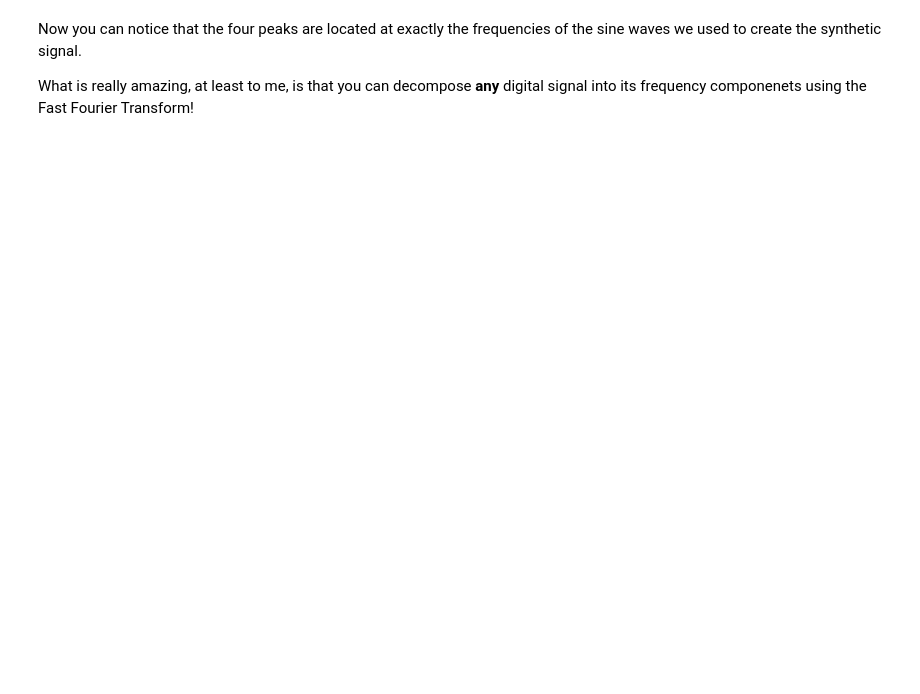
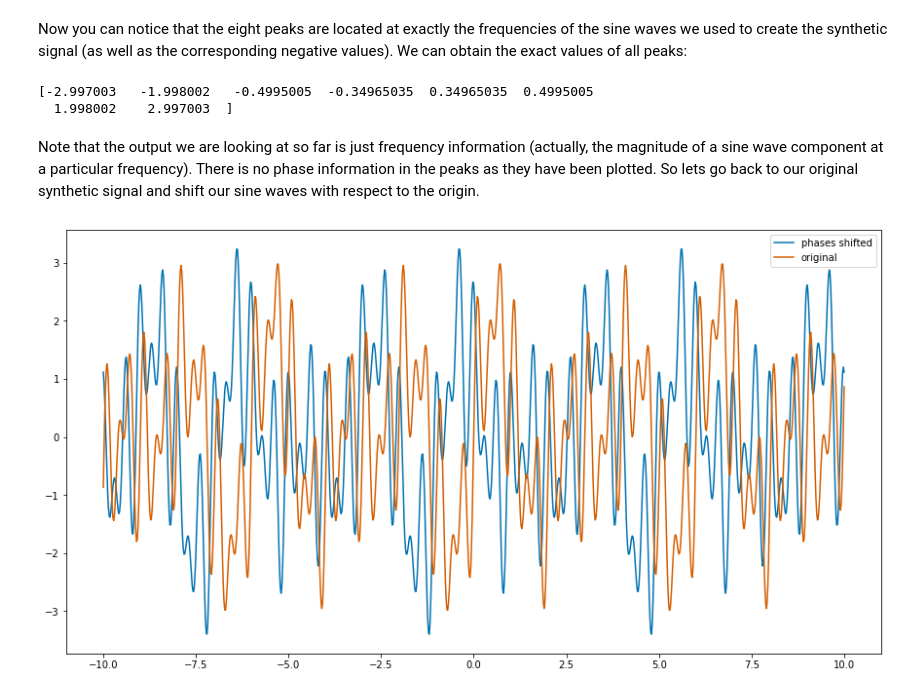
Before and after one commit to TheJacksonLaboratory/images-as-signals, a Jupyter notebook: lessons/2-Fourier_Transform.ipynb, the cells around one changed output. Cells and saved outputs as stored; diff of their text form; code cells hidden in the pictures; blank space fills up the shorter version.

```diff
--- a/lessons/2-Fourier_Transform.ipynb
+++ b/lessons/2-Fourier_Transform.ipynb
@@ -45,4 +47,26 @@ plt.plot(freq_x, freq_y);
 # %% [markdown]
-Now you can notice that the four peaks are located at exactly the frequencies of the sine waves we used to create the synthetic signal.
-
-What is really amazing, at least to me, is that you can decompose **any** digital signal into its frequency componenets using the Fast Fourier Transform!
+Now you can notice that the eight peaks are located at exactly the frequencies of the sine waves we used to create the synthetic signal (as well as the corresponding negative values). We can obtain the exact values of all peaks:
+# %%
+from scipy.signal import find_peaks
+
+peaks = find_peaks(freq_y)
+peak_coords = freq_x[peaks[0]]
+print(peak_coords)
+# %% [output]
+[-2.997003   -1.998002   -0.4995005  -0.34965035  0.34965035  0.4995005
+  1.998002    2.997003  ]
+# %% [markdown]
+Note that the output we are looking at so far is just frequency information (actually, the magnitude of a sine wave component at a particular frequency). There is no phase information in the peaks as they have been plotted. So lets go back to our original synthetic signal and shift our sine waves with respect to the origin.
+# %%
+f = [1/3, 1/2, 2, 3]
+phase_shifts = [(np.pi * 0.5),(np.pi),(np.pi * 0.3),(np.pi * 0.7)]
+y2 = [np.sin((x * freq * (2 * np.pi)) + phase) for freq, phase in zip(f, phase_shifts)]
+y2 = np.sum(y2, axis=0)
+
+# Plot
+plt.figure(figsize=(15,8))
+plt.plot(x,y2, label='phases shifted')
+plt.plot(x,y, label='original', color='C2')
+plt.legend();
+# %% [output]
+[figure, added]
```
Also changed, not shown: parts of 18 cells of this notebook.
